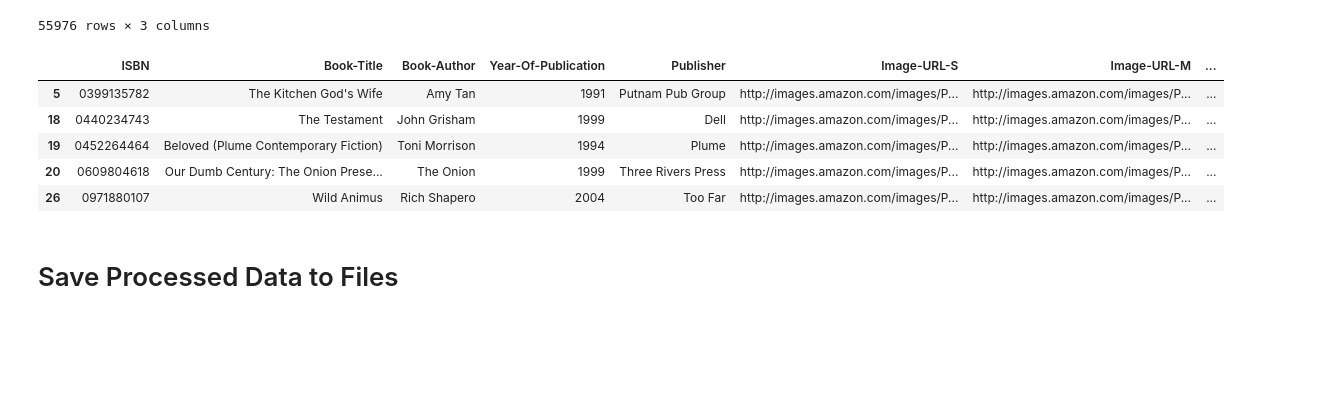
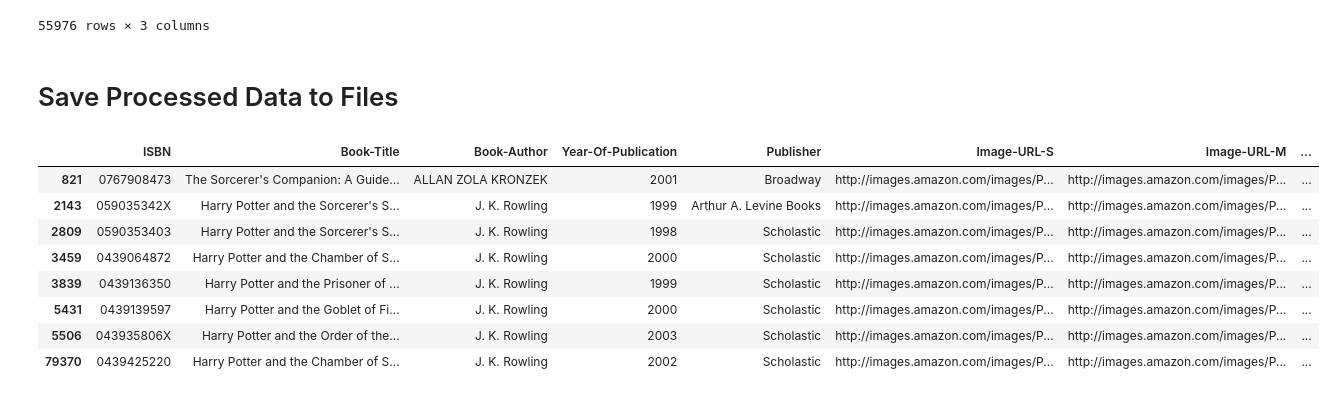
Before and after one commit to youssefeltesh21/depi-proj, a Jupyter notebook: notebooks/eda_preprocessing.ipynb, the cells around one changed output. Saved outputs shown, nothing was run; the diff lists cells and outputs as text; code cells hidden in the pictures; blank space fills up the shorter version.

```diff
--- a/notebooks/eda_preprocessing.ipynb
+++ b/notebooks/eda_preprocessing.ipynb
@@ -309,15 +293,6 @@ ratings_df  # Display the final ratings dataframe
 | 1149743 | 276688 | 0836218655 | 10.0 |
 | 1149744 | 276688 | 0836236688 | 10.0 |
 55976 rows × 3 columns
-# %%
-books_df.head()
-# %% [output]
-|  | ISBN | Book-Title | Book-Author | Year-Of-Publication | Publisher | Image-URL-S | Image-URL-M | ... |
-| 5 | 0399135782 | The Kitchen God's Wife | Amy Tan | 1991 | Putnam Pub Group | http://images.amazon.com/images/P... | http://images.amazon.com/images/P... | ... |
-| 18 | 0440234743 | The Testament | John Grisham | 1999 | Dell | http://images.amazon.com/images/P... | http://images.amazon.com/images/P... | ... |
-| 19 | 0452264464 | Beloved (Plume Contemporary Fiction) | Toni Morrison | 1994 | Plume | http://images.amazon.com/images/P... | http://images.amazon.com/images/P... | ... |
-| 20 | 0609804618 | Our Dumb Century: The Onion Prese... | The Onion | 1999 | Three Rivers Press | http://images.amazon.com/images/P... | http://images.amazon.com/images/P... | ... |
-| 26 | 0971880107 | Wild Animus | Rich Shapero | 2004 | Too Far | http://images.amazon.com/images/P... | http://images.amazon.com/images/P... | ... |
 # %% [markdown]
 # Save Processed Data to Files
 # %%
@@ -333,3 +310,16 @@ mappers_to_save = {"user_id_map": user_id_map_str_keys,
 
 with open("../data/processed/mappers.json", "w") as f:
     json.dump(mappers_to_save, f, indent=4)
+# %%
+mask = books_df.loc[:,"Book-Title"].str.lower().str.contains("harry potter")
+books_df[mask]
+# %% [output]
+|  | ISBN | Book-Title | Book-Author | Year-Of-Publication | Publisher | Image-URL-S | Image-URL-M | ... |
+| 821 | 0767908473 | The Sorcerer's Companion: A Guide... | ALLAN ZOLA KRONZEK | 2001 | Broadway | http://images.amazon.com/images/P... | http://images.amazon.com/images/P... | ... |
+| 2143 | 059035342X | Harry Potter and the Sorcerer's S... | J. K. Rowling | 1999 | Arthur A. Levine Books | http://images.amazon.com/images/P... | http://images.amazon.com/images/P... | ... |
+| 2809 | 0590353403 | Harry Potter and the Sorcerer's S... | J. K. Rowling | 1998 | Scholastic | http://images.amazon.com/images/P... | http://images.amazon.com/images/P... | ... |
+| 3459 | 0439064872 | Harry Potter and the Chamber of S... | J. K. Rowling | 2000 | Scholastic | http://images.amazon.com/images/P... | http://images.amazon.com/images/P... | ... |
+| 3839 | 0439136350 | Harry Potter and the Prisoner of ... | J. K. Rowling | 1999 | Scholastic | http://images.amazon.com/images/P... | http://images.amazon.com/images/P... | ... |
+| 5431 | 0439139597 | Harry Potter and the Goblet of Fi... | J. K. Rowling | 2000 | Scholastic | http://images.amazon.com/images/P... | http://images.amazon.com/images/P... | ... |
+| 5506 | 043935806X | Harry Potter and the Order of the... | J. K. Rowling | 2003 | Scholastic | http://images.amazon.com/images/P... | http://images.amazon.com/images/P... | ... |
+| 79370 | 0439425220 | Harry Potter and the Chamber of S... | J. K. Rowling | 2002 | Scholastic | http://images.amazon.com/images/P... | http://images.amazon.com/images/P... | ... |
```
Also changed, not shown: parts of 11 cells of this notebook, 6 other files.
